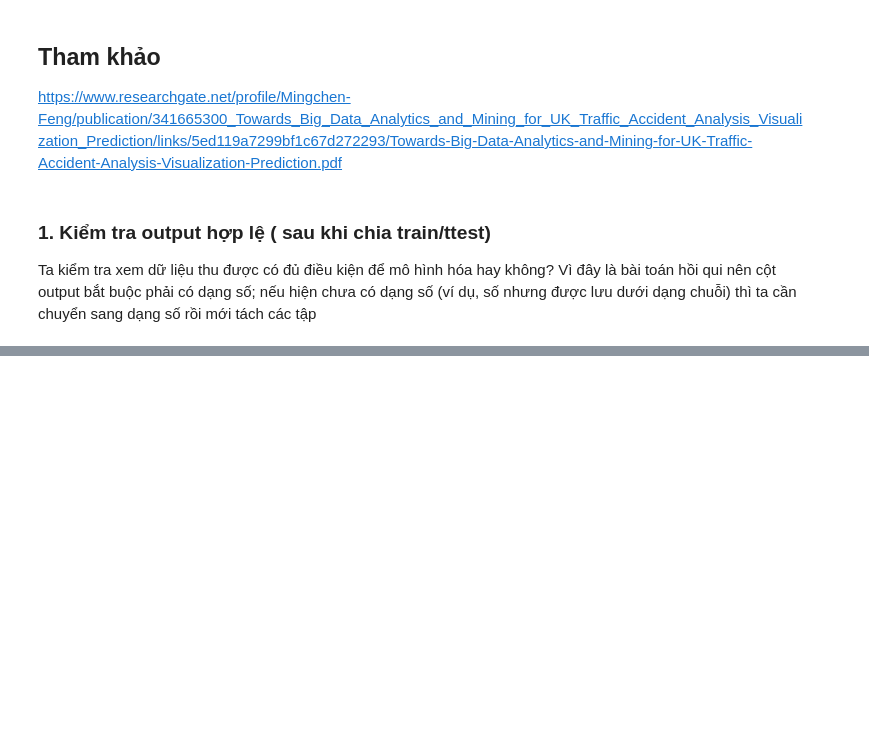
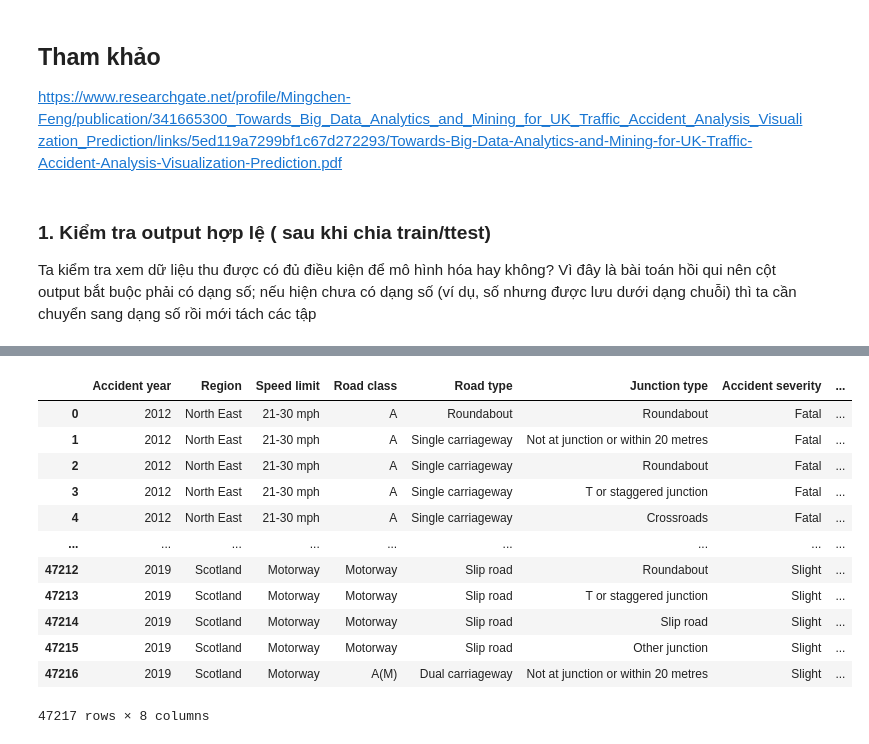
Before and after one commit to nguyenkhangme/Road-Traffic-Statistics-UK-Data-Analytics-Project, a Jupyter notebook: Main.ipynb, the cells around one changed output, grey strips where cells are left out. Drawn from its saved outputs; the diff is of its cells as text; code cells hidden in the pictures; blank space fills up the shorter version.

Commit message:
* Ready to find Insights

```diff
--- a/Main.ipynb
+++ b/Main.ipynb
@@ -474,6 +504,7 @@ Cuối cùng, khi tất cả các cột đã được điền giá trị thiếu
 # %%
 # preprocess_pipeline = make_pipeline(ColAdderDropper(), column_transformer, StandardScaler(with_mean=False))
 preprocess_pipeline = make_pipeline(ColAdderDropper(), column_transformer)
+preprocess_pipeline_Insight = make_pipeline(ColAdderDropperInsight(), column_transformer_for_find_Insight)
 # %%
 preprocessed_train_X = preprocess_pipeline.fit_transform(train_X_df)
 preprocessed_val_X = preprocess_pipeline.transform(val_X_df)
@@ -609,0 +614,2 @@ KeyError: 0
+# %%
+items_df_preprocessed = preprocess_pipeline_Insight.fit_transform(items_df)
@@ -609,0 +632,5 @@ KeyError: 0
+# %%
+items_df_preprocessed = pd.DataFrame(items_df_preprocessed)
+# %%
+columns = nume_cols + unorder_cate_cols_Insight + ['Accidents']
+columns
@@ -609,0 +646,17 @@ KeyError: 0
+# %%
+items_df_preprocessed.columns = columns
+items_df_preprocessed
+# %% [output]
+|  | Accident year | Region | Speed limit | Road class | Road type | Junction type | Accident severity | ... |
+| 0 | 2012 | North East | 21-30 mph | A | Roundabout | Roundabout | Fatal | ... |
+| 1 | 2012 | North East | 21-30 mph | A | Single carriageway | Not at junction or within 20 metres | Fatal | ... |
+| 2 | 2012 | North East | 21-30 mph | A | Single carriageway | Roundabout | Fatal | ... |
+| 3 | 2012 | North East | 21-30 mph | A | Single carriageway | T or staggered junction | Fatal | ... |
+| 4 | 2012 | North East | 21-30 mph | A | Single carriageway | Crossroads | Fatal | ... |
+| ... | ... | ... | ... | ... | ... | ... | ... | ... |
+| 47212 | 2019 | Scotland | Motorway | Motorway | Slip road | Roundabout | Slight | ... |
+| 47213 | 2019 | Scotland | Motorway | Motorway | Slip road | T or staggered junction | Slight | ... |
+| 47214 | 2019 | Scotland | Motorway | Motorway | Slip road | Slip road | Slight | ... |
+| 47215 | 2019 | Scotland | Motorway | Motorway | Slip road | Other junction | Slight | ... |
+| 47216 | 2019 | Scotland | Motorway | A(M) | Dual carriageway | Not at junction or within 20 metres | Slight | ... |
+47217 rows × 8 columns
```
Also changed, not shown: parts of 12 cells of this notebook.
